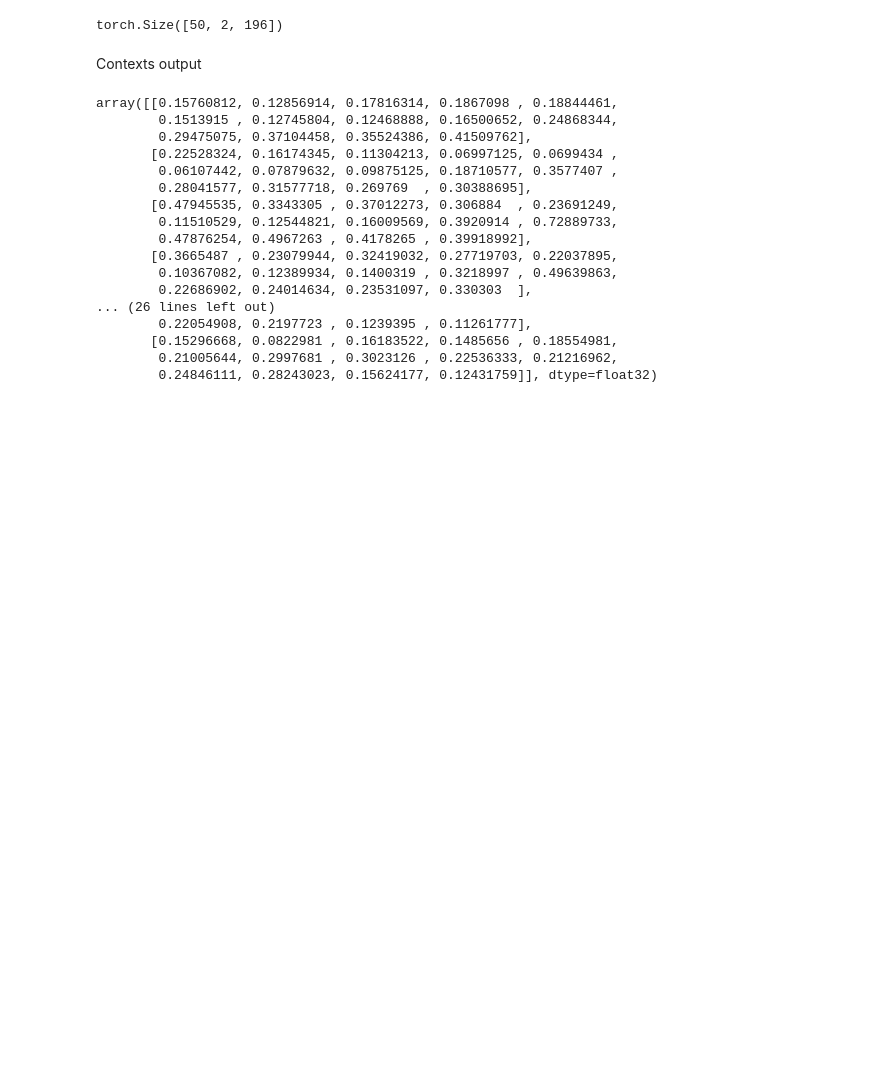
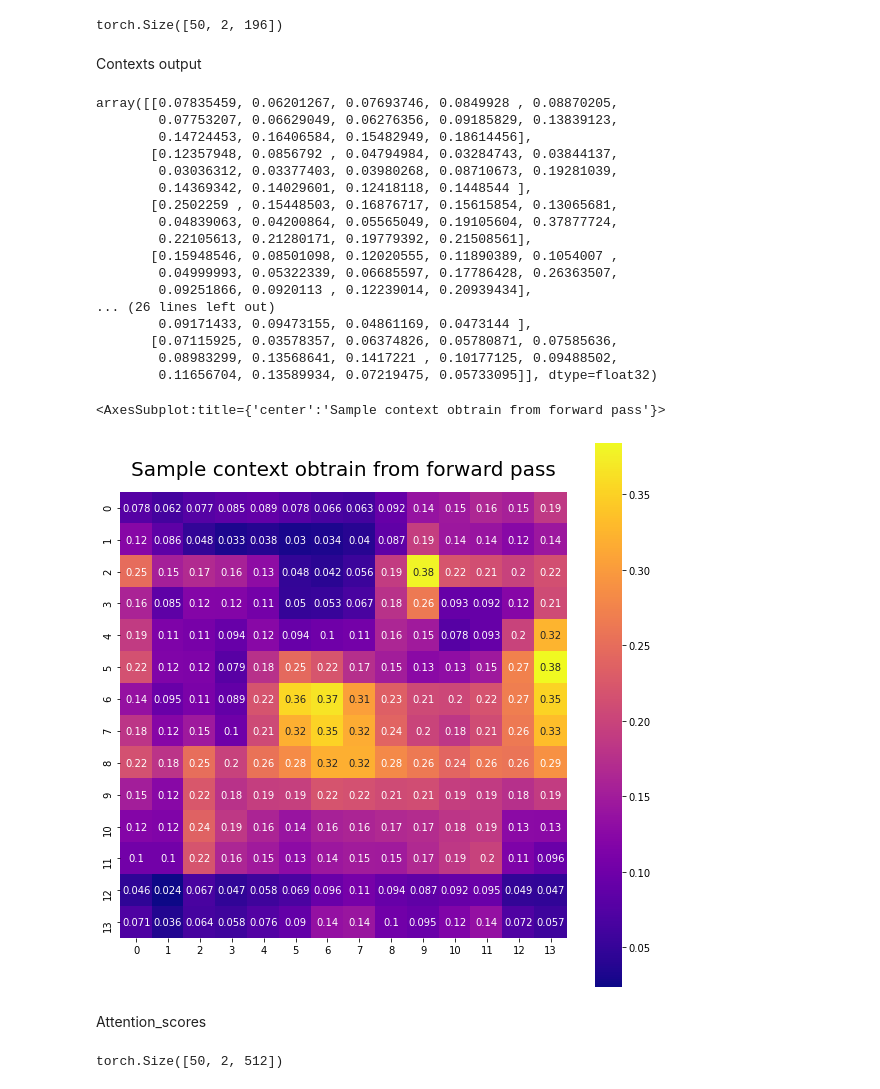
Before and after one commit to wiktorlazarski/Image-Captioning-with-Visual-Attention, a Jupyter notebook: notebooks/modeling/LSTMDecoder_layers.ipynb, the cells around one changed output. Cells and saved outputs as stored; diff of their text form; code cells hidden in the pictures; blank space fills up the shorter version.

```diff
--- a/notebooks/modeling/LSTMDecoder_layers.ipynb
+++ b/notebooks/modeling/LSTMDecoder_layers.ipynb
@@ -148,7 +148,7 @@ tensor([[-1.2501,  1.2775,  0.2789, -0.4453,  1.0922,  0.9080, -0.3000,  0.3264,
           0.0812,  0.0725,  0.0906,  0.0962,  0.0868,  0.0813,  0.0801,  0.0818,
           0.0671,  0.0638,  0.0685,  0.0946]], grad_fn=<CatBackward>)
 # %%
-predictions, contexts = decoder.forward(feature_maps, feature_mean, caption_batch)
+predictions, contexts, attention_scores = decoder.forward(feature_maps, feature_mean, caption_batch)
 # %%
 caption_batch.shape
 # %% [output]
@@ -197,23 +196,32 @@ sample_context = contexts[0, 0].detach()
 sample_context = sample_context.view(14, 14).numpy()
 sample_context
 # %% [output]
-array([[0.15760812, 0.12856914, 0.17816314, 0.1867098 , 0.18844461,
-        0.1513915 , 0.12745804, 0.12468888, 0.16500652, 0.24868344,
-        0.29475075, 0.37104458, 0.35524386, 0.41509762],
-       [0.22528324, 0.16174345, 0.11304213, 0.06997125, 0.0699434 ,
-        0.06107442, 0.07879632, 0.09875125, 0.18710577, 0.3577407 ,
-        0.28041577, 0.31577718, 0.269769  , 0.30388695],
-       [0.47945535, 0.3343305 , 0.37012273, 0.306884  , 0.23691249,
-        0.11510529, 0.12544821, 0.16009569, 0.3920914 , 0.72889733,
-        0.47876254, 0.4967263 , 0.4178265 , 0.39918992],
-       [0.3665487 , 0.23079944, 0.32419032, 0.27719703, 0.22037895,
-        0.10367082, 0.12389934, 0.1400319 , 0.3218997 , 0.49639863,
-        0.22686902, 0.24014634, 0.23531097, 0.330303  ],
+array([[0.07835459, 0.06201267, 0.07693746, 0.0849928 , 0.08870205,
+        0.07753207, 0.06629049, 0.06276356, 0.09185829, 0.13839123,
+        0.14724453, 0.16406584, 0.15482949, 0.18614456],
+       [0.12357948, 0.0856792 , 0.04794984, 0.03284743, 0.03844137,
+        0.03036312, 0.03377403, 0.03980268, 0.08710673, 0.19281039,
+        0.14369342, 0.14029601, 0.12418118, 0.1448544 ],
+       [0.2502259 , 0.15448503, 0.16876717, 0.15615854, 0.13065681,
+        0.04839063, 0.04200864, 0.05565049, 0.19105604, 0.37877724,
+        0.22105613, 0.21280171, 0.19779392, 0.21508561],
+       [0.15948546, 0.08501098, 0.12020555, 0.11890389, 0.1054007 ,
+        0.04999993, 0.05322339, 0.06685597, 0.17786428, 0.26363507,
+        0.09251866, 0.0920113 , 0.12239014, 0.20939434],
 ... (26 lines left out)
-        0.22054908, 0.2197723 , 0.1239395 , 0.11261777],
-       [0.15296668, 0.0822981 , 0.16183522, 0.1485656 , 0.18554981,
-        0.21005644, 0.2997681 , 0.3023126 , 0.22536333, 0.21216962,
-        0.24846111, 0.28243023, 0.15624177, 0.12431759]], dtype=float32)
+        0.09171433, 0.09473155, 0.04861169, 0.0473144 ],
+       [0.07115925, 0.03578357, 0.06374826, 0.05780871, 0.07585636,
+        0.08983299, 0.13568641, 0.1417221 , 0.10177125, 0.09488502,
+        0.11656704, 0.13589934, 0.07219475, 0.05733095]], dtype=float32)
 # %%
 plt.title(f"Sample context obtrain from forward pass", fontsize=20, y=1.025)
-sns.heatmap(sample_context, annot=True, square=True, cmap=plt.rcParams["image.cmap"], vmin=min_value, vmax=max_value)
+sns.heatmap(sample_context, annot=True, square=True, cmap=plt.rcParams["image.cmap"])
+# %% [output]
+<AxesSubplot:title={'center':'Sample context obtrain from forward pass'}>
+[figure, added]
+# %% [markdown]
+Attention_scores
+# %%
+attention_scores.shape
+# %% [output]
+torch.Size([50, 2, 512])
```
Also changed, not shown: parts of 7 cells of this notebook, 5 other files.
